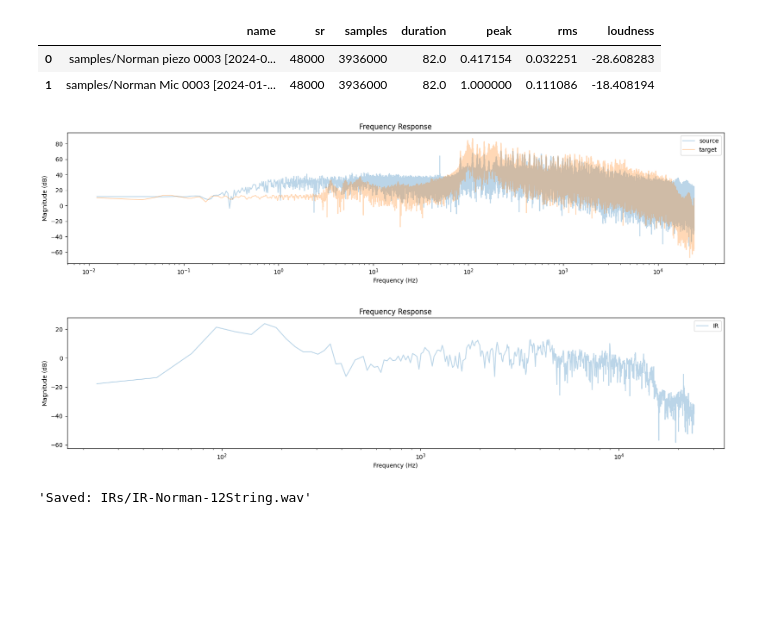
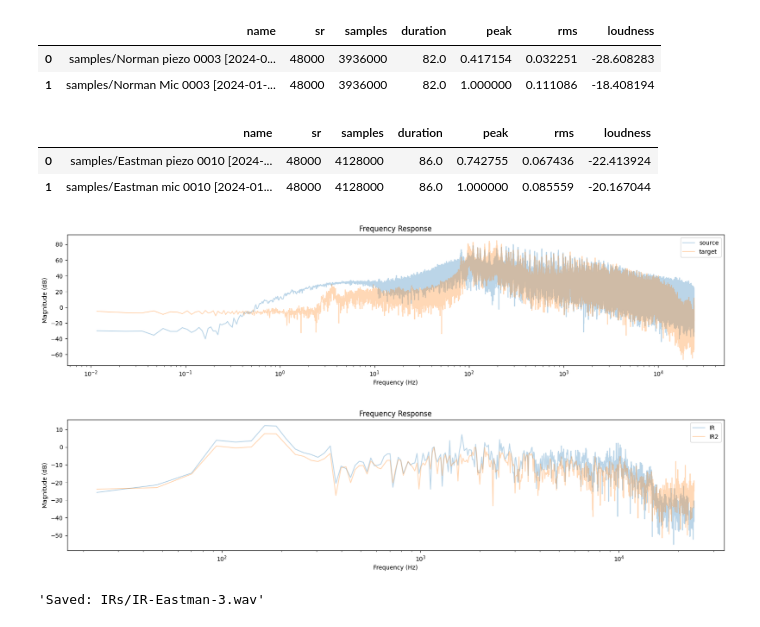
Before and after one commit to andrewwilson/impulseResponses, a Jupyter notebook: GenIR.ipynb, the cells around one changed output. Drawn from its saved outputs; the diff is of its cells as text; code cells hidden in the pictures; blank space fills up the shorter version.

Commit message:
Minimal notebook to generate a basic IR

```diff
--- a/GenIR.ipynb
+++ b/GenIR.ipynb
@@ -37,33 +37,49 @@ audio.info_grid(samples)
 IR_LEN = 2048
 # %%
 # Norman 12 string
-SOURCE = audio.load_sample('samples/Norman piezo 0003 [2024-01-01 134007].aif')
-TARGET = audio.load_sample('samples/Norman Mic 0003 [2024-01-01 134007].aif')
-IR_NAME = 'IRs/IR-Norman-12String.wav'
-audio.info_grid([SOURCE, TARGET])
+# SOURCE = audio.load_sample('samples/Norman piezo 0003 [2024-01-01 134007].aif')
+# TARGET = audio.load_sample('samples/Norman Mic 0003 [2024-01-01 134007].aif')
+#
+# audio.info_grid([SOURCE, TARGET])
 # %% [output]
 |  | name | sr | samples | duration | peak | rms | loudness |
 | 0 | samples/Norman piezo 0003 [2024-0... | 48000 | 3936000 | 82.0 | 0.417154 | 0.032251 | -28.608283 |
 | 1 | samples/Norman Mic 0003 [2024-01-... | 48000 | 3936000 | 82.0 | 1.000000 | 0.111086 | -18.408194 |
+# %%
+# Eastman
+SOURCE = audio.load_sample('samples/Eastman piezo 0010 [2024-01-01 132751].aif')
+TARGET = audio.load_sample('samples/Eastman mic 0010 [2024-01-01 132750].aif')
+
+audio.info_grid([SOURCE, TARGET])
+# %% [output]
+|  | name | sr | samples | duration | peak | rms | loudness |
+| 0 | samples/Eastman piezo 0010 [2024-... | 48000 | 4128000 | 86.0 | 0.742755 | 0.067436 | -22.413924 |
+| 1 | samples/Eastman mic 0010 [2024-01... | 48000 | 4128000 | 86.0 | 1.000000 | 0.085559 | -20.167044 |
 # %%
+# Basic
 ir = audio.create_ir(SOURCE, TARGET)
+
+# from normalised slices, averaged, discarding low amplitude slices
+ir2 = audio.create_average_ir(audio.prepare_slices(SOURCE, TARGET, 1.0, 0, -24, 0.05, False, None))
 # %%
 plt.figure(figsize=(20, 4))
 visualise.plot_sample_frequency_response(SOURCE, logscale=True, label='source')
 visualise.plot_sample_frequency_response(TARGET, logscale=True, label='target')
 plt.legend()
 plt.figure(figsize=(20, 4))
 visualise.plot_frequency_response(ir, SOURCE.sr, logscale=True, label= 'IR')
+visualise.plot_frequency_response(ir2, SOURCE.sr, logscale=True, label= 'IR2')
 plt.legend();
 # %% [output]
-[figure, old version]
+[figure, new version]
-[figure, old version]
+[figure, new version]
 # %%
 # Uncomment to SAVE
-sf.write(IR_NAME, ir, samplerate=TARGET.sr)
+IR_NAME = 'IRs/IR-Eastman-3.wav'
+sf.write(IR_NAME, ir2, samplerate=TARGET.sr)
 'Saved: ' + IR_NAME
 # %% [output]
-'Saved: IRs/IR-Norman-12String.wav'
+'Saved: IRs/IR-Eastman-3.wav'
 # %%
 os.listdir('IRs')
 # %% [output]
```
Also changed, not shown: parts of 1 cell of this notebook.
